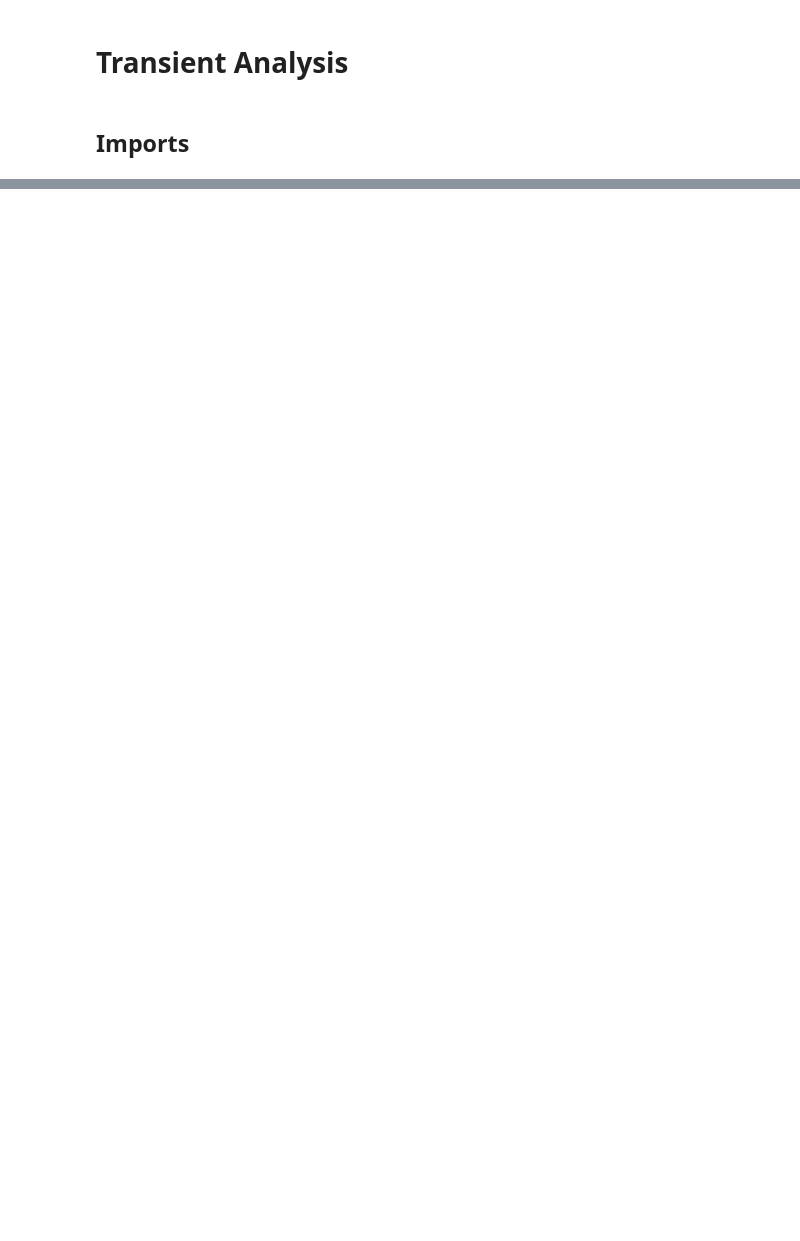
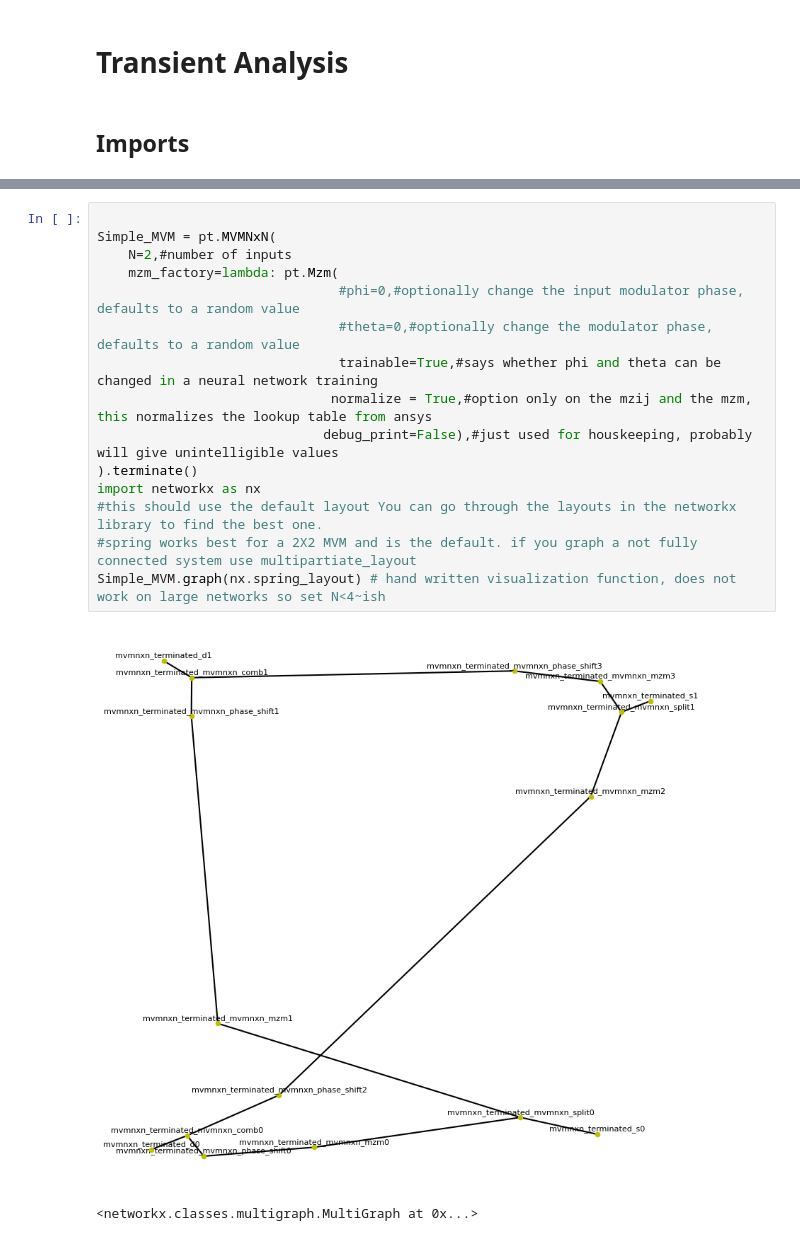
Before and after one commit to johngagnon-vt/photontorch, a Jupyter notebook: frontend.ipynb, the cells around one changed output, grey strips where cells are left out. Cells and saved outputs as stored; diff of their text form; blank space fills up the shorter version.

```diff
--- a/frontend.ipynb
+++ b/frontend.ipynb
@@ -82,0 +79,18 @@ network_reck = pt.ReckNxN(
+# %%
+
+Simple_MVM = pt.MVMNxN(
+    N=2,#number of inputs
+    mzm_factory=lambda: pt.Mzm(
+                               #phi=0,#optionally change the input modulator phase, defaults to a random value
+                               #theta=0,#optionally change the modulator phase, defaults to a random value
+                               trainable=True,#says whether phi and theta can be changed in a neural network training
+                              normalize = True,#option only on the mzij and the mzm, this normalizes the lookup table from ansys
+                             debug_print=False),#just used for houskeeping, probably will give unintelligible values
+).terminate()
+import networkx as nx
+#this should use the default layout You can go through the layouts in the networkx library to find the best one.
+#spring works best for a 2X2 MVM and is the default. if you graph a not fully connected system use multipartiate_layout
+Simple_MVM.graph(nx.spring_layout) # hand written visualization function, does not work on large networks so set N<4~ish
+# %% [output]
+[figure, added]
+<networkx.classes.multigraph.MultiGraph at 0x...>
```
Also changed, not shown: parts of 19 cells of this notebook, 39 other files.
